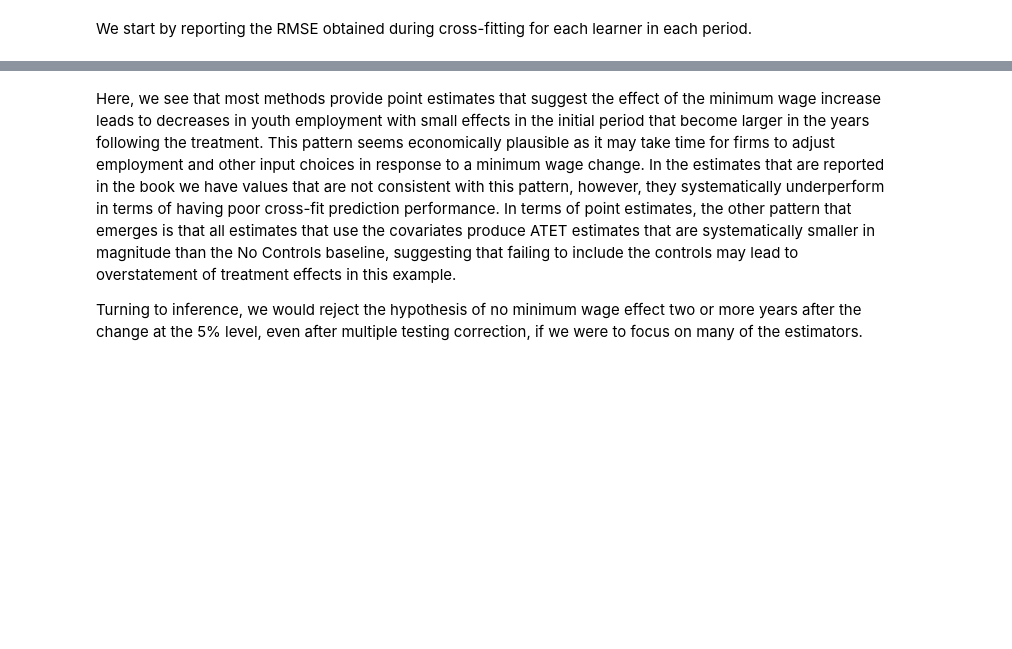
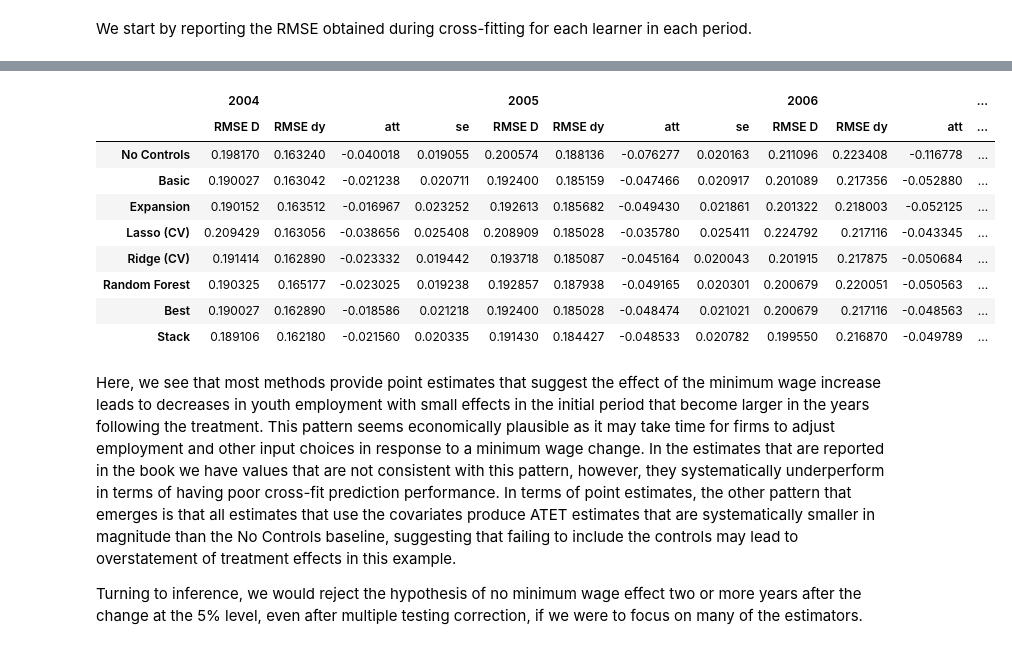
Before and after one commit to CausalAIBook/MetricsMLNotebooks, a Jupyter notebook: T/T-3 Diff-in-Diff Minimum Wage Example.ipynb, the cells around one changed output, grey strips where cells are left out. Drawn from its saved outputs; the diff is of its cells as text; code cells hidden in the pictures; blank space fills up the shorter version.

```diff
--- a/T/T-3 Diff-in-Diff Minimum Wage Example.ipynb
+++ b/T/T-3 Diff-in-Diff Minimum Wage Example.ipynb
@@ -63,8 +108,8 @@ categories.)
 
 Consequently, we want to extract the control variables for both treatment and control group in 2001.
 # %%
-treat[0].drop(columns=["year","G","region","treated"], inplace=True)
-cont[0].drop(columns=["year","G","region","treated"], inplace=True)
+treat[2001].drop(columns=["year", "G", "region", "treated"], inplace=True)
+cont[2001].drop(columns=["year", "G", "region", "treated"], inplace=True)
 # %% [markdown]
 2003 serves as the pre-treatment period for both counties that do receive the treatment in 2004 and those that do not.
 # %%
@@ -257,0 +214,32 @@ Estimating ATET for year 2007. Please wait.
+# %%
+def get_nuisance_learners(region_names):
+    ''' Constructs the learners we will consider for nuisance estimation
+
+    region_names: the available region names
+
+    Returns: a dictionary of learners of the form {key: (ml_g, ml_m)}
+    '''
+    # a formula that will be used within a featurizer to create interactions
+    # (region id) * (baseline outcome) + (region id) + (baseline outcomes)
+    formula = '0 + ' + ' + '.join([f"{col} * (lemp_0 + lpop_0 + lavg_pay_0)" for col in region_names])
+    # a generic polynomial featurizer
+    poly = lambda: PolynomialFeatures(degree=3, interaction_only=True, include_bias=False)
+    learners = {
+        # no X
+        "No Controls": (DummyRegressor(strategy="mean"), DummyClassifier(strategy="prior")),
+        # linear models of X
+        "Basic": (LinearRegression(), LogisticRegression(random_state=123)),
+        # linear models with region interactions
+        "Expansion": (make_pipeline(FormulaTransformer(formula), LinearRegression()),
+                      make_pipeline(FormulaTransformer(formula), LogisticRegression(random_state=123))),
+        # full blown third degree interactions of X, with Lasso
+        "Lasso (CV)": (make_pipeline(poly(), LassoCV(n_jobs=-1, random_state=123)),
+                       make_pipeline(poly(), LogisticRegressionCV(penalty="l1", solver="liblinear", n_jobs=-1, random_state=123))),
+        # full blown third degree interactions, with Ridge
+        "Ridge (CV)": (make_pipeline(poly(), RidgeCV()),
+                       make_pipeline(poly(), LogisticRegressionCV(n_jobs=-1, random_state=123))),
+        # Random Forest regressors and classifiers
+        "Random Forest": (RandomForestRegressor(n_estimators=100, min_samples_leaf=20, max_features=4, n_jobs=-1, random_state=123),
+                          RandomForestClassifier(n_estimators=100, min_samples_leaf=20, max_features=4, n_jobs=-1, random_state=123))
+    }
+    return learners
@@ -330,3 +337,22 @@ table2
+# %%
+table2 = pd.concat({'att': pd.DataFrame(att),
+                    'se': pd.DataFrame(se_att),
+                    'RMSE dy': pd.DataFrame(RMSE_y),
+                    'RMSE D': pd.DataFrame(RMSE_d)}, axis=1)
+table2 = table2.swaplevel(0, 1, axis=1)
+table2 = table2.sort_index(axis=1)
+table2
+# %% [output]
+|  | 2004 |  |  |  | 2005 |  |  |  | 2006 |  |  | ... |
+|  | RMSE D | RMSE dy | att | se | RMSE D | RMSE dy | att | se | RMSE D | RMSE dy | att | ... |
+| No Controls | 0.198170 | 0.163240 | -0.040018 | 0.019055 | 0.200574 | 0.188136 | -0.076277 | 0.020163 | 0.211096 | 0.223408 | -0.116778 | ... |
+| Basic | 0.190027 | 0.163042 | -0.021238 | 0.020711 | 0.192400 | 0.185159 | -0.047466 | 0.020917 | 0.201089 | 0.217356 | -0.052880 | ... |
+| Expansion | 0.190152 | 0.163512 | -0.016967 | 0.023252 | 0.192613 | 0.185682 | -0.049430 | 0.021861 | 0.201322 | 0.218003 | -0.052125 | ... |
+| Lasso (CV) | 0.209429 | 0.163056 | -0.038656 | 0.025408 | 0.208909 | 0.185028 | -0.035780 | 0.025411 | 0.224792 | 0.217116 | -0.043345 | ... |
+| Ridge (CV) | 0.191414 | 0.162890 | -0.023332 | 0.019442 | 0.193718 | 0.185087 | -0.045164 | 0.020043 | 0.201915 | 0.217875 | -0.050684 | ... |
+| Random Forest | 0.190325 | 0.165177 | -0.023025 | 0.019238 | 0.192857 | 0.187938 | -0.049165 | 0.020301 | 0.200679 | 0.220051 | -0.050563 | ... |
+| Best | 0.190027 | 0.162890 | -0.018586 | 0.021218 | 0.192400 | 0.185028 | -0.048474 | 0.021021 | 0.200679 | 0.217116 | -0.048563 | ... |
+| Stack | 0.189106 | 0.162180 | -0.021560 | 0.020335 | 0.191430 | 0.184427 | -0.048533 | 0.020782 | 0.199550 | 0.216870 | -0.049789 | ... |
 # %% [markdown]
 Here, we see that most methods provide point estimates that suggest the effect of the minimum wage increase leads to decreases in youth employment with small effects in the initial period that become larger in the years following the treatment. This pattern seems economically plausible as it may take time for firms to adjust employment and other input choices in response to a minimum wage change. In the estimates that are reported in the book we have values that are not consistent with this pattern, however, they systematically underperform in terms of having poor cross-fit prediction performance. In terms of point estimates, the other pattern that emerges is that all estimates that use the covariates produce ATET estimates that are systematically smaller in magnitude than the No Controls baseline, suggesting that failing to include the controls may lead to overstatement of treatment effects in this example.
 
```
Also changed, not shown: parts of 47 cells of this notebook.
